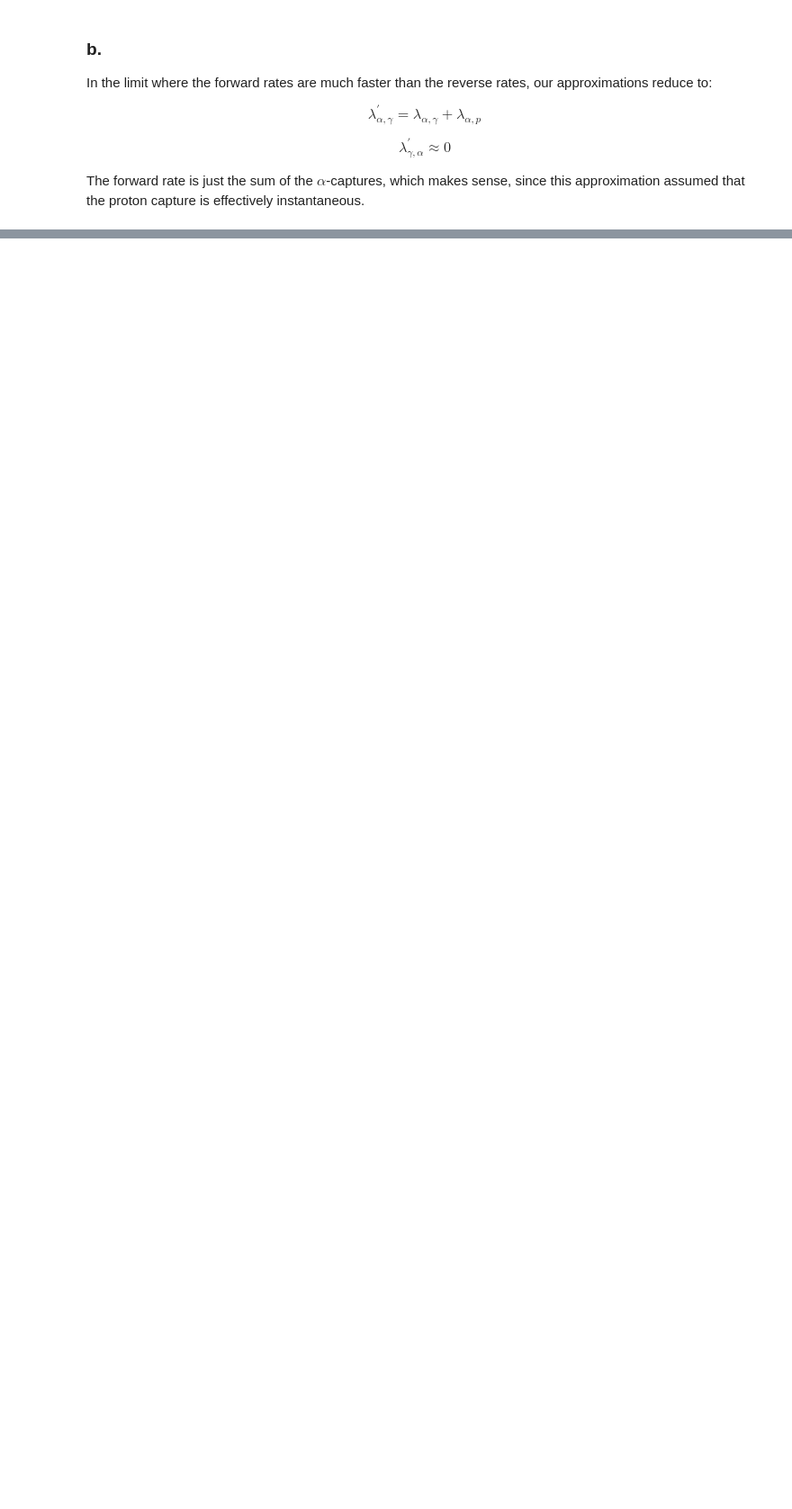
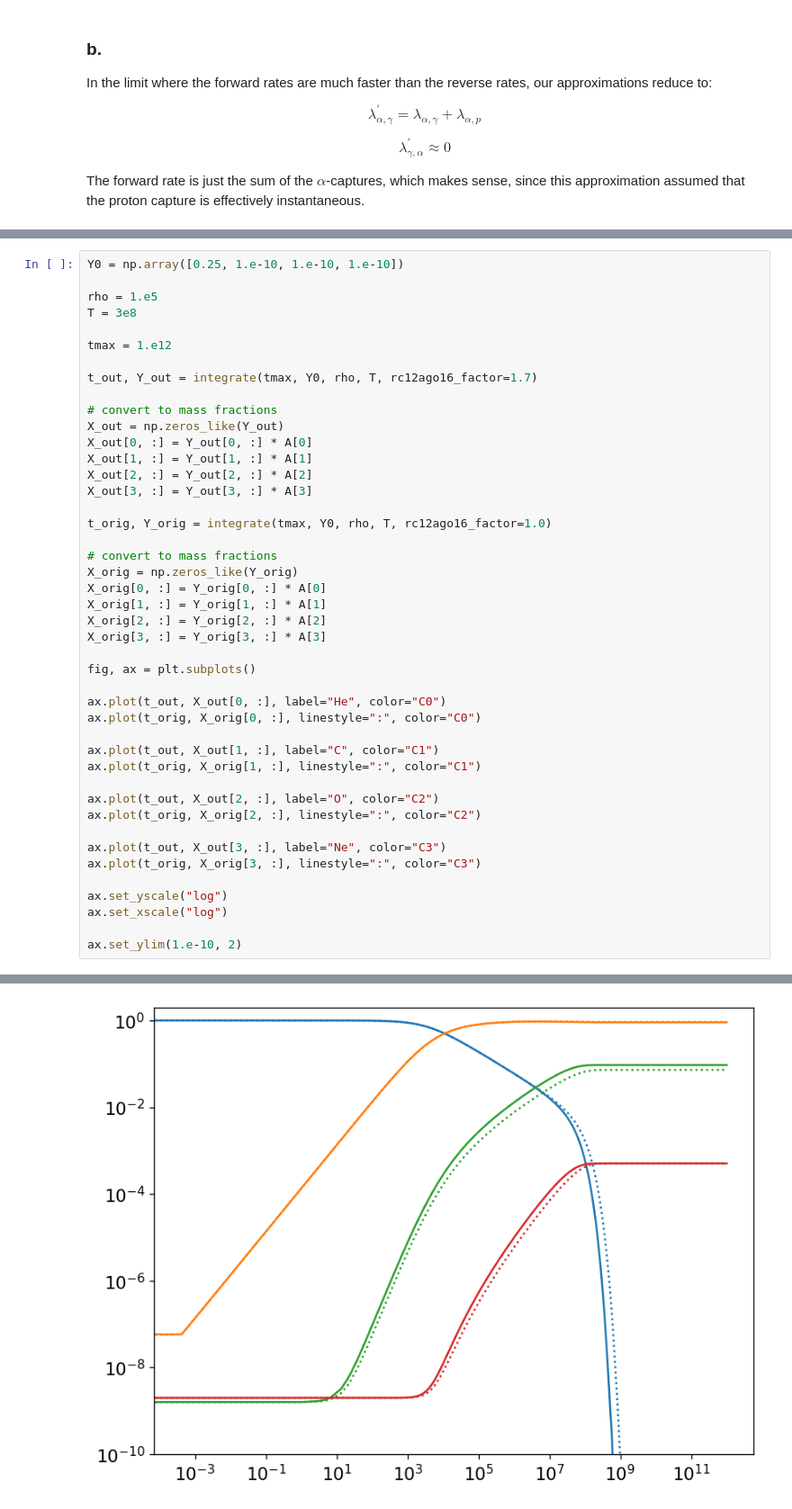
Before and after one commit to zingale/stars, a Jupyter notebook: notebooks/_sources/homework/homework5-solutions.ipynb, the cells around one changed output, grey strips where cells are left out. Shown at 90% size. Drawn from its saved outputs; the diff is of its cells as text; blank space fills up the shorter version.

```diff
--- a/notebooks/_sources/homework/homework5-solutions.ipynb
+++ b/notebooks/_sources/homework/homework5-solutions.ipynb
@@ -88,0 +328,45 @@ We want to evolve the system:
+# %%
+Y0 = np.array([0.25, 1.e-10, 1.e-10, 1.e-10])
+
+rho = 1.e5
+T = 3e8
+
+tmax = 1.e12
+
+t_out, Y_out = integrate(tmax, Y0, rho, T, rc12ago16_factor=1.7)
+
+# convert to mass fractions
+X_out = np.zeros_like(Y_out)
+X_out[0, :] = Y_out[0, :] * A[0]
+X_out[1, :] = Y_out[1, :] * A[1]
+X_out[2, :] = Y_out[2, :] * A[2]
+X_out[3, :] = Y_out[3, :] * A[3]
+
+t_orig, Y_orig = integrate(tmax, Y0, rho, T, rc12ago16_factor=1.0)
+
+# convert to mass fractions
+X_orig = np.zeros_like(Y_orig)
+X_orig[0, :] = Y_orig[0, :] * A[0]
+X_orig[1, :] = Y_orig[1, :] * A[1]
+X_orig[2, :] = Y_orig[2, :] * A[2]
+X_orig[3, :] = Y_orig[3, :] * A[3]
+
+fig, ax = plt.subplots()
+
+ax.plot(t_out, X_out[0, :], label="He", color="C0")
+ax.plot(t_orig, X_orig[0, :], linestyle=":", color="C0")
+
+ax.plot(t_out, X_out[1, :], label="C", color="C1")
+ax.plot(t_orig, X_orig[1, :], linestyle=":", color="C1")
+
+ax.plot(t_out, X_out[2, :], label="O", color="C2")
+ax.plot(t_orig, X_orig[2, :], linestyle=":", color="C2")
+
+ax.plot(t_out, X_out[3, :], label="Ne", color="C3")
+ax.plot(t_orig, X_orig[3, :], linestyle=":", color="C3")
+
+ax.set_yscale("log")
+ax.set_xscale("log")
+
+ax.set_ylim(1.e-10, 2)
+# %% [output]
@@ -88,0 +374 @@ We want to evolve the system:
+[figure, added]
```
Also changed, not shown: parts of 33 cells of this notebook, 20 other files.
